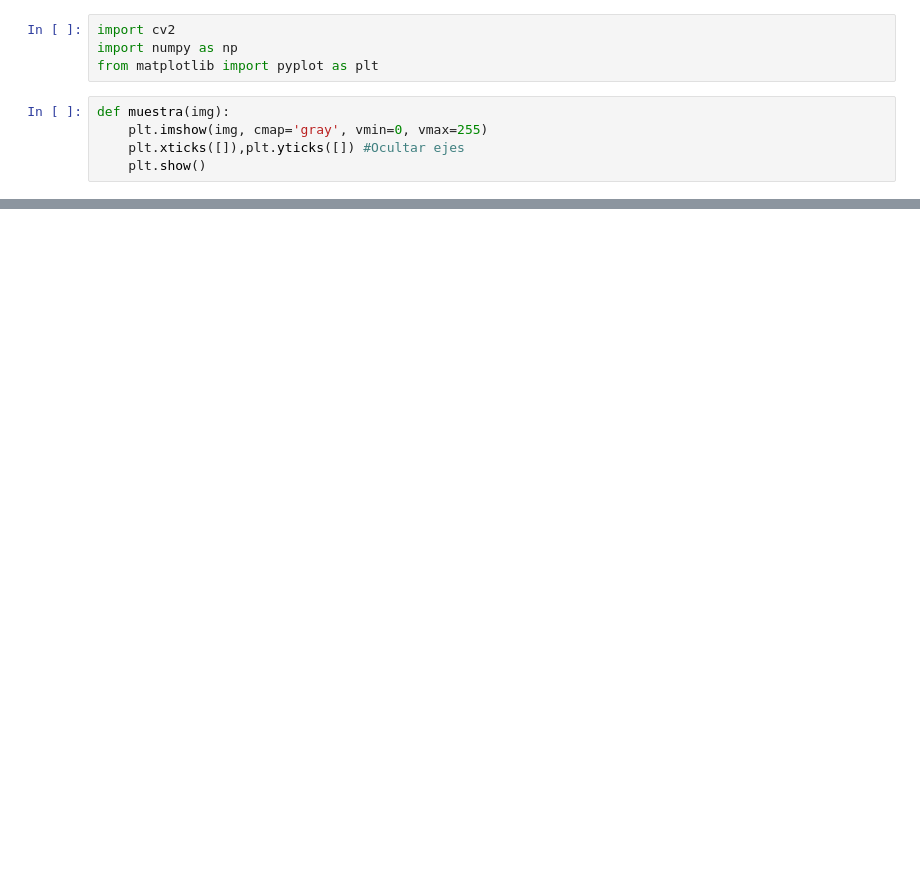
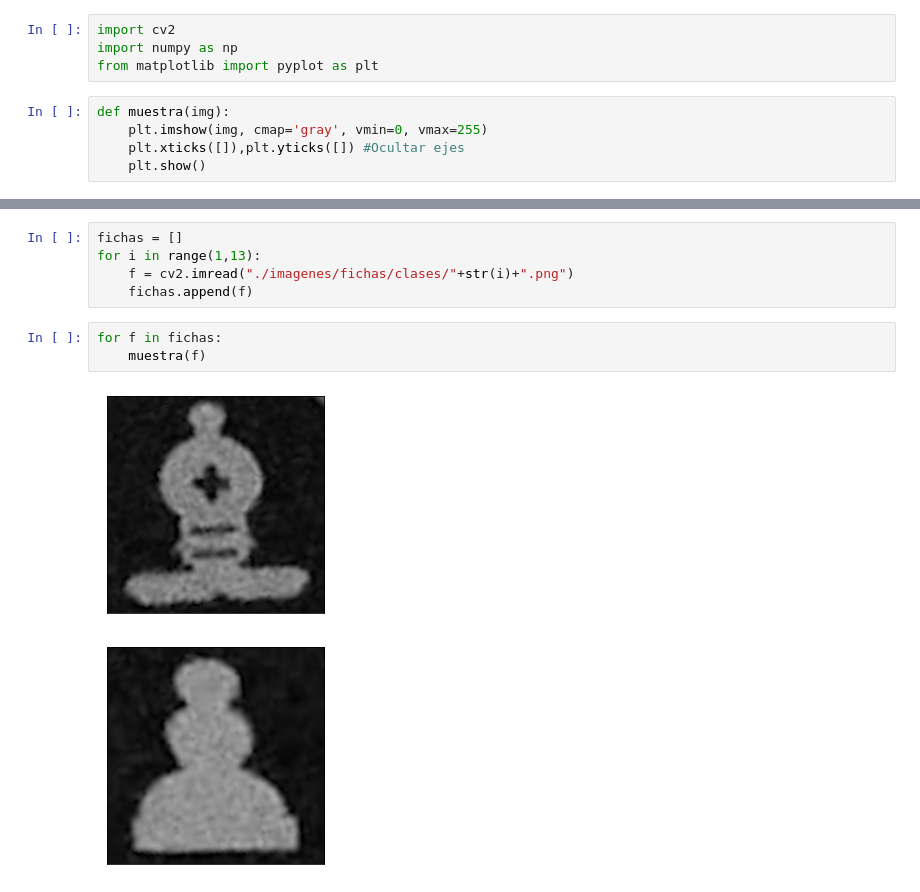
Before and after one commit to JGarruchoF/PID_Identificacion_de_fichas_tablero_ajedrez, a Jupyter notebook: Deteccion_fichas.ipynb, the cells around one changed output, grey strips where cells are left out. Drawn from its saved outputs; the diff is of its cells as text; blank space fills up the shorter version.

```diff
--- a/Deteccion_fichas.ipynb
+++ b/Deteccion_fichas.ipynb
@@ -71,0 +62,11 @@ distanciaMedia(matches)
+# %%
+fichas = []
+for i in range(1,13):
+    f = cv2.imread("./imagenes/fichas/clases/"+str(i)+".png")
+    fichas.append(f)
+# %%
+for f in fichas:
+    muestra(f)
+# %% [output]
+[figure, added]
+[figure, added]
```
Also changed, not shown: parts of 12 cells of this notebook, 4 other files.
